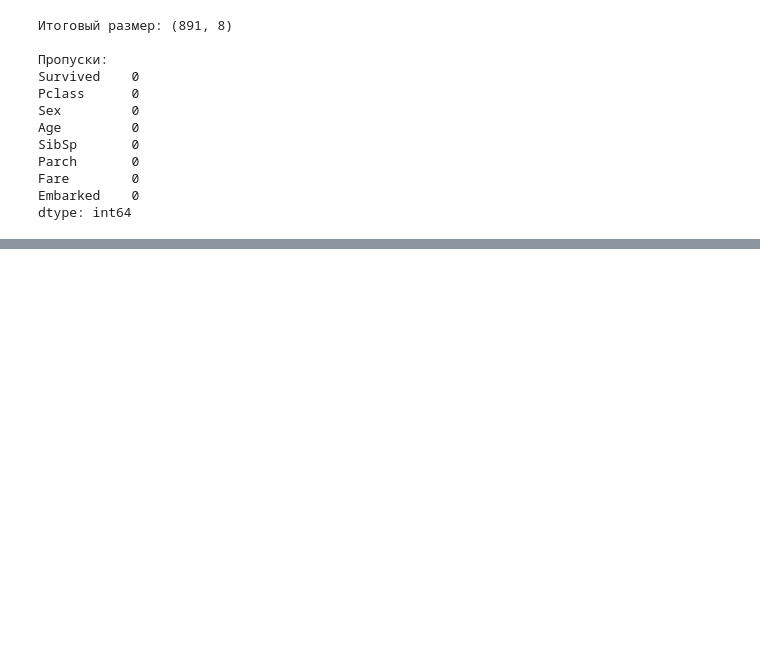
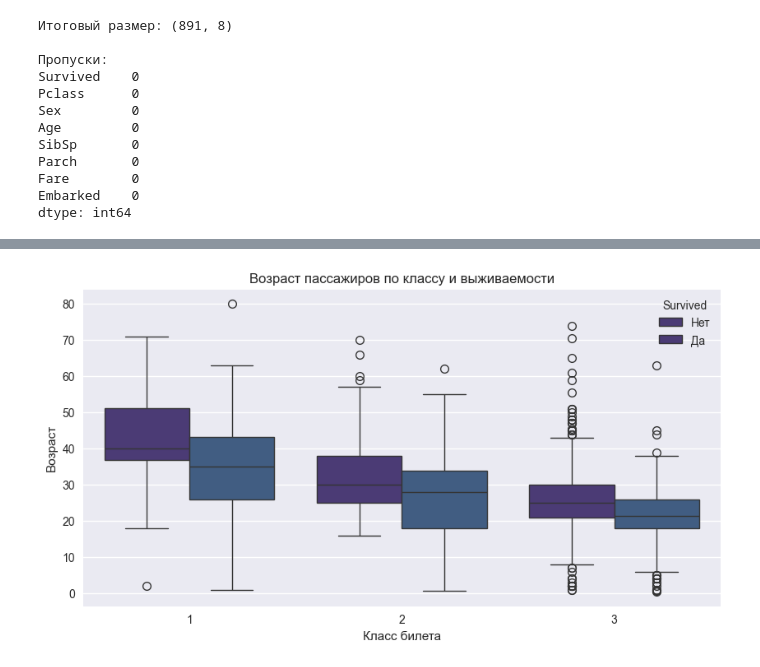
Before and after one commit to Paulscrull1/DS_Learning_Journey, a Jupyter notebook: notebooks/01_eda_titanic2.ipynb, the cells around one changed output, grey strips where cells are left out. Drawn from its saved outputs; the diff is of its cells as text; code cells hidden in the pictures; blank space fills up the shorter version.

```diff
--- a/notebooks/01_eda_titanic2.ipynb
+++ b/notebooks/01_eda_titanic2.ipynb
@@ -84,0 +97,11 @@ dtype: int64
+# %%
+# Boxplot возраста
+plt.figure(figsize=(10, 5))
+sns.boxplot(data=df_clean, x='Pclass', y='Age', hue='Survived')
+plt.title('Возраст пассажиров по классу и выживаемости')
+plt.xlabel('Класс билета')
+plt.ylabel('Возраст')
+plt.legend(title='Survived', labels=['Нет', 'Да'])
+plt.show()
+# %% [output]
+[figure, added]
```
Also changed, not shown: parts of 2 cells of this notebook, 9 other files.
